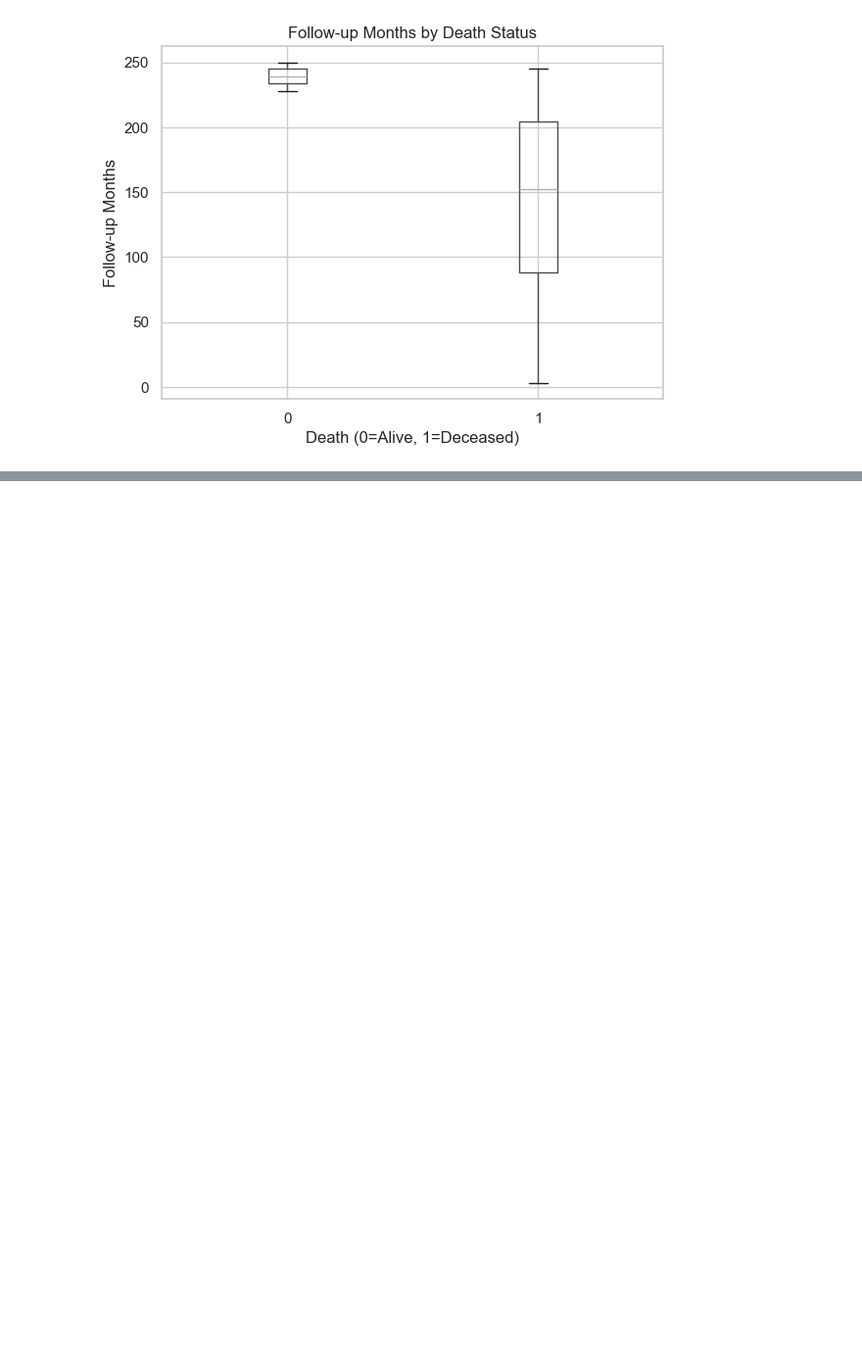
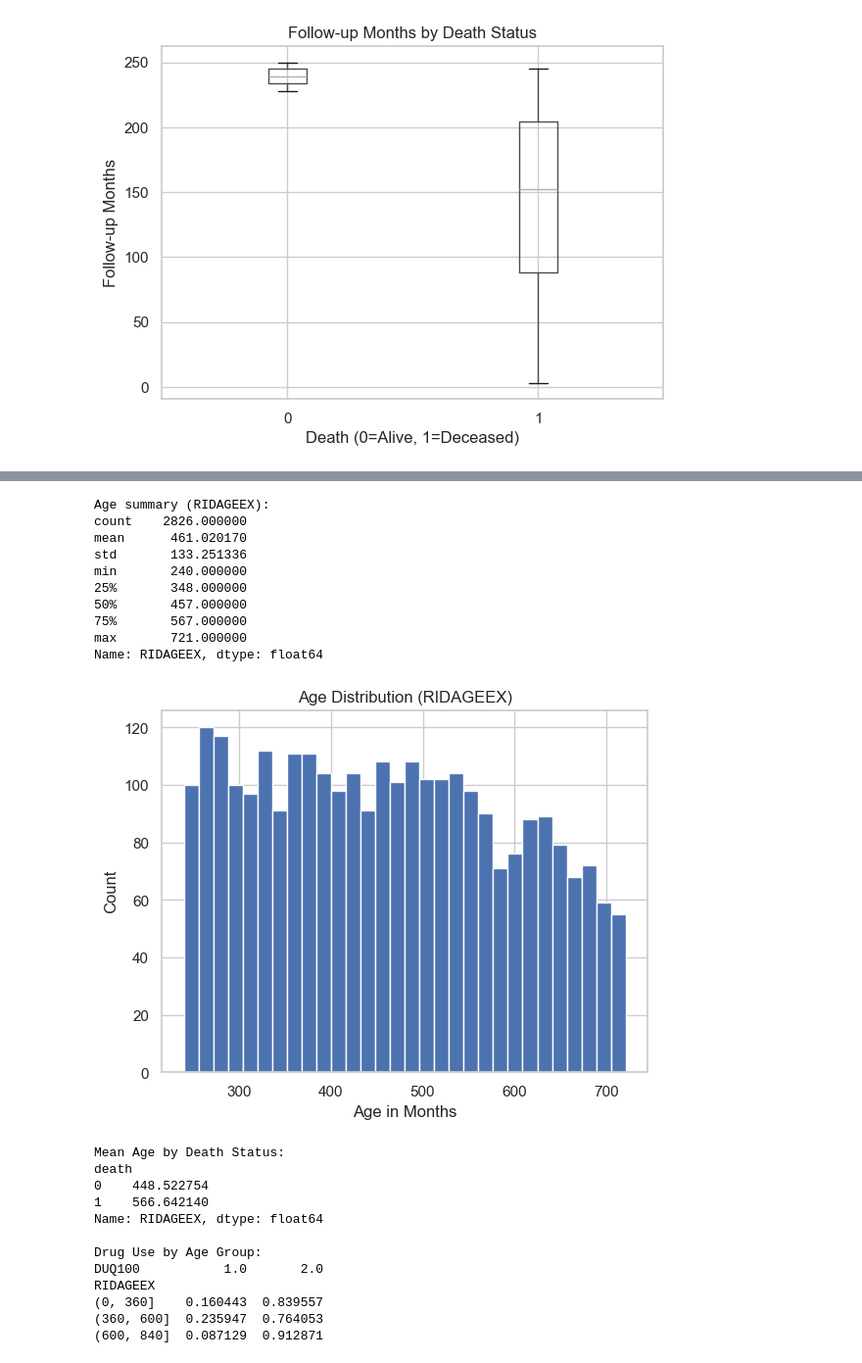
Before and after one commit to ayanrasulova/Project-1-Wrangling-EDA-kNN, a Jupyter notebook: project.ipynb, the cells around one changed output, grey strips where cells are left out. Shown at 98% size. Cells and saved outputs as stored; diff of their text form; code cells hidden in the pictures; blank space fills up the shorter version.

```diff
--- a/project.ipynb
+++ b/project.ipynb
@@ -148,0 +271,60 @@ Name: followup_months, dtype: float64
+# %%
+# Age patterns
+
+# Summary of age (RIDAGEEX)
+
+# Provides descriptive statistics for participant age in months.
+# Age is a key confounder because it strongly influences mortality and may be associated with drug use patterns.
+print("Age summary (RIDAGEEX):")
+print(df["RIDAGEEX"].describe())
+
+# Histogram of age
+
+# Visualizes the distribution of age.
+plt.figure()
+df["RIDAGEEX"].hist(bins=30)
+plt.title("Age Distribution (RIDAGEEX)")
+plt.xlabel("Age in Months")
+plt.ylabel("Count")
+plt.show()
+
+# Mean age by death status
+
+# Compares age between deceased and surviving participants.
+print("\nMean Age by Death Status:")
+print(df.groupby("death")["RIDAGEEX"].mean())
+
+# Age groups and drug use
+
+# Creates age bins to examine patterns of drug use across age groups.
+# Cross-tab shows the proportion of respondents in each age group
+# who report lifetime drug use.
+# This highlights potential confounding: younger participants may
+# use drugs more, while older participants have higher mortality.
+age_groups = pd.cut(df["RIDAGEEX"], bins=[0,360,600,840,1200])
+print("\nDrug Use by Age Group:")
+print(pd.crosstab(age_groups, df["DUQ100"], normalize="index"))
+# %% [output]
+Age summary (RIDAGEEX):
+count    2826.000000
+mean      461.020170
+std       133.251336
+min       240.000000
+25%       348.000000
+50%       457.000000
+75%       567.000000
+max       721.000000
+Name: RIDAGEEX, dtype: float64
+[figure, added]
+Mean Age by Death Status:
+death
+0    448.522754
+1    566.642140
+Name: RIDAGEEX, dtype: float64
+
+Drug Use by Age Group:
+DUQ100           1.0       2.0
+RIDAGEEX
+(0, 360]    0.160443  0.839557
+(360, 600]  0.235947  0.764053
+(600, 840]  0.087129  0.912871
```
Also changed, not shown: parts of 8 cells of this notebook.
